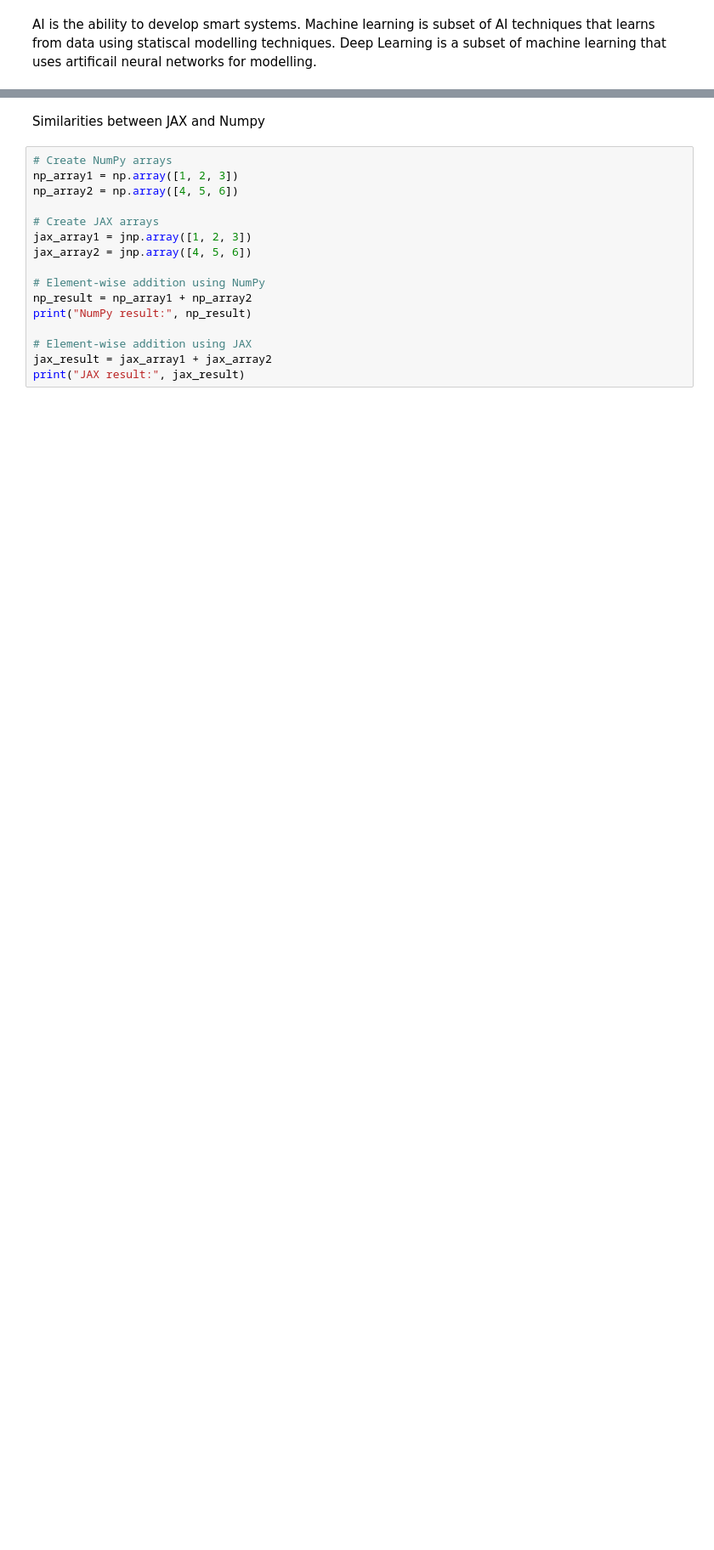
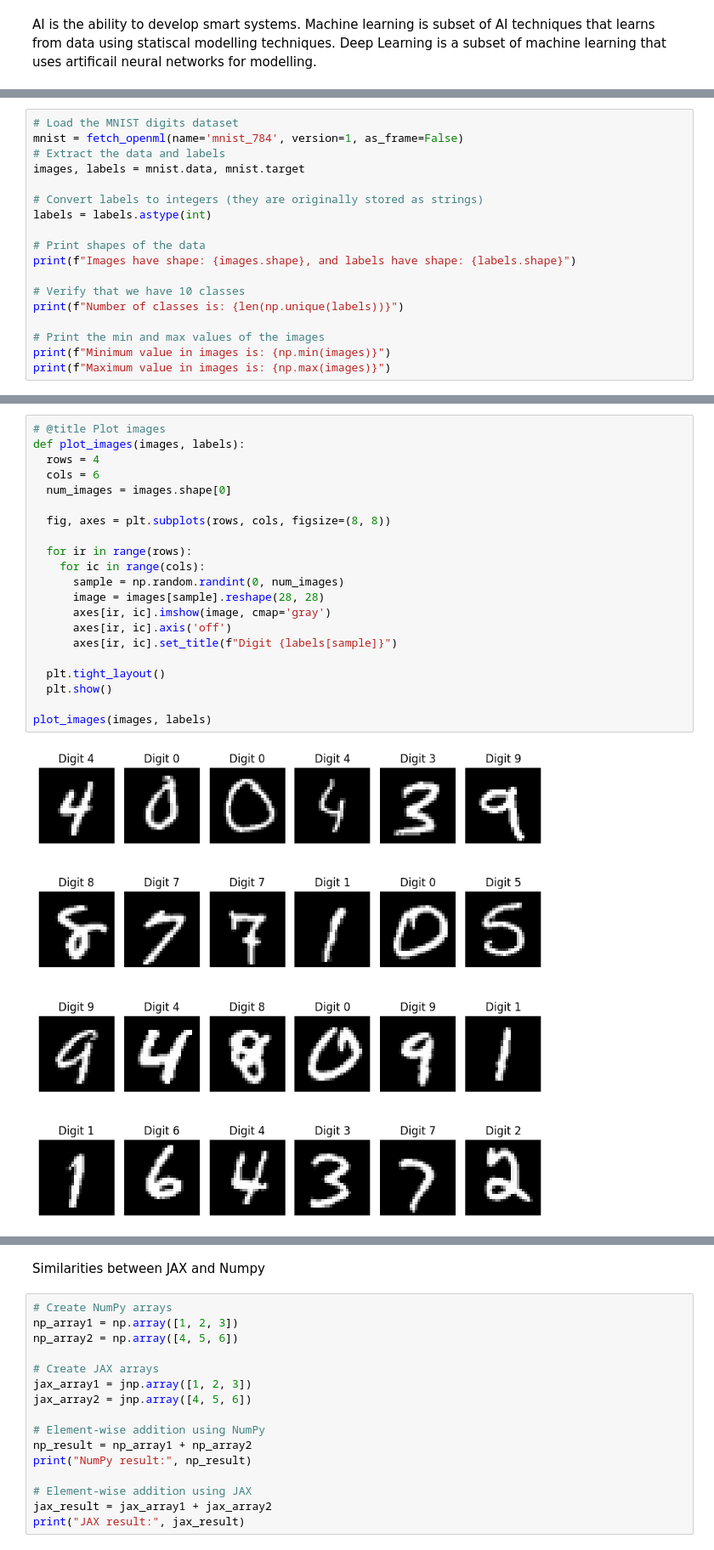
Before and after one commit to deep-learning-indaba/indaba-pracs-2023, a Jupyter notebook: practicals/Intro_ML_English_Prac.ipynb, the cells around one changed output, grey strips where cells are left out. Shown: that part at 85% size. Drawn from its saved outputs; the diff is of its cells as text; blank space fills up the shorter version.

```diff
--- a/practicals/Intro_ML_English_Prac.ipynb
+++ b/practicals/Intro_ML_English_Prac.ipynb
@@ -167,0 +169,18 @@ Throughout this tutorial, we will use the [JAX](https://jax.readthedocs.io/en/la
+# %%
+# Load the MNIST digits dataset
+mnist = fetch_openml(name='mnist_784', version=1, as_frame=False)
+# Extract the data and labels
+images, labels = mnist.data, mnist.target
+
+# Convert labels to integers (they are originally stored as strings)
+labels = labels.astype(int)
+
+# Print shapes of the data
+print(f"Images have shape: {images.shape}, and labels have shape: {labels.shape}")
+
+# Verify that we have 10 classes
+print(f"Number of classes is: {len(np.unique(labels))}")
+
+# Print the min and max values of the images
+print(f"Minimum value in images is: {np.min(images)}")
+print(f"Maximum value in images is: {np.max(images)}")
@@ -167,0 +194,23 @@ Throughout this tutorial, we will use the [JAX](https://jax.readthedocs.io/en/la
+# %%
+# @title Plot images
+def plot_images(images, labels):
+  rows = 4
+  cols = 6
+  num_images = images.shape[0]
+
+  fig, axes = plt.subplots(rows, cols, figsize=(8, 8))
+
+  for ir in range(rows):
+    for ic in range(cols):
+      sample = np.random.randint(0, num_images)
+      image = images[sample].reshape(28, 28)
+      axes[ir, ic].imshow(image, cmap='gray')
+      axes[ir, ic].axis('off')
+      axes[ir, ic].set_title(f"Digit {labels[sample]}")
+
+  plt.tight_layout()
+  plt.show()
+
+plot_images(images, labels)
+# %% [output]
+[figure, added]
```
Also changed, not shown: parts of 217 cells of this notebook, 1 other file.
